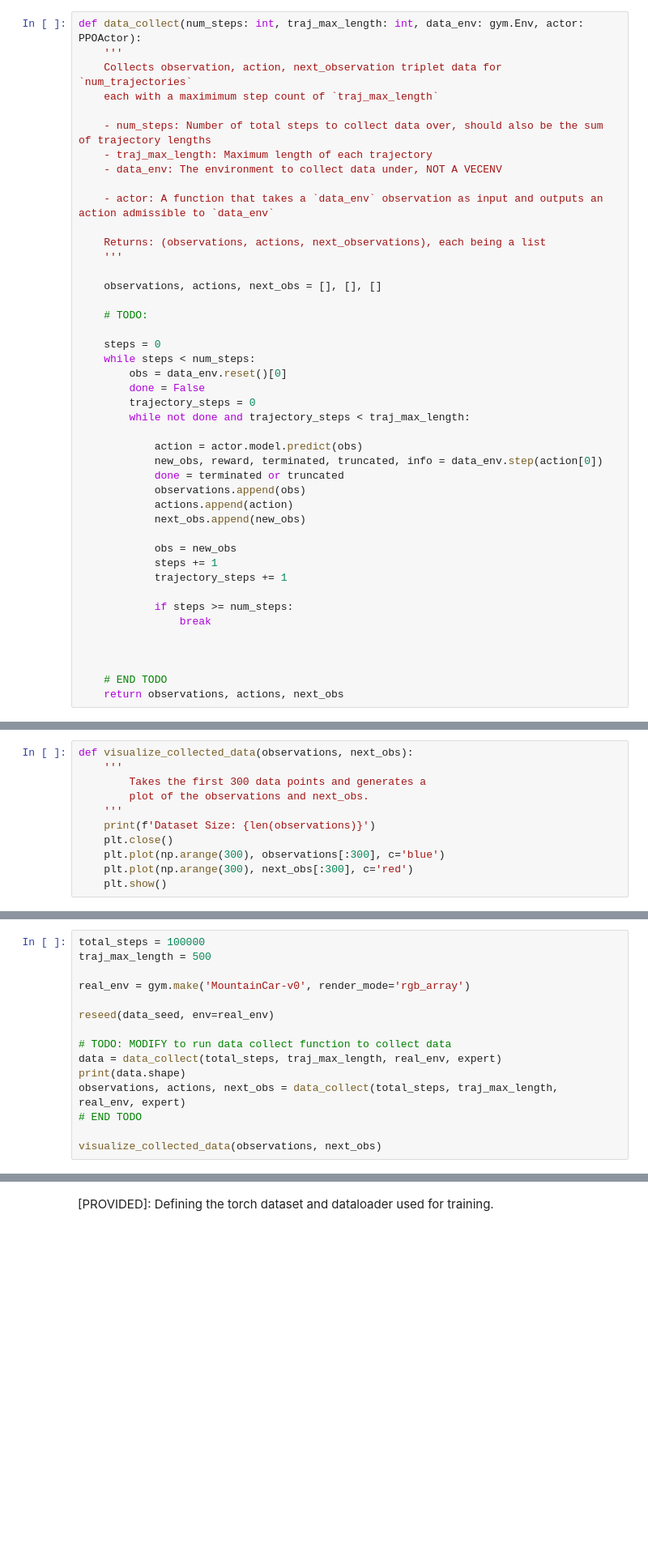
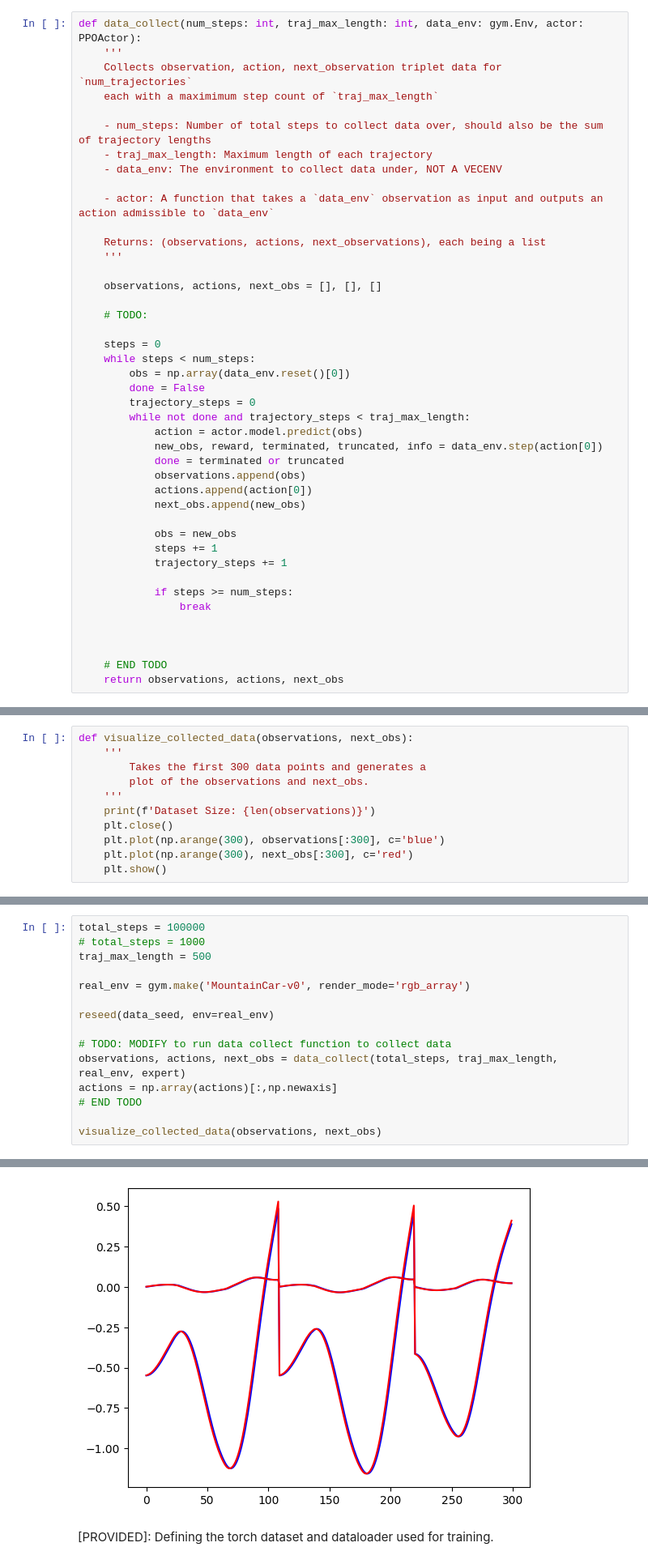
Before and after one commit to ZChosed/cs4756-robot-learning-fa24, a Jupyter notebook: assignments/A5/CS_4756_FA24_A5.ipynb, the cells around one changed output, grey strips where cells are left out. Shown at 81% size. Saved outputs shown, nothing was run; the diff lists cells and outputs as text; blank space fills up the shorter version.

```diff
--- a/assignments/A5/CS_4756_FA24_A5.ipynb
+++ b/assignments/A5/CS_4756_FA24_A5.ipynb
@@ -570,16 +575,15 @@ def data_collect(num_steps: int, traj_max_length: int, data_env: gym.Env, actor:
 
     steps = 0
     while steps < num_steps:
-        obs = data_env.reset()[0]
+        obs = np.array(data_env.reset()[0])
         done = False
         trajectory_steps = 0
         while not done and trajectory_steps < traj_max_length:
-
             action = actor.model.predict(obs)
             new_obs, reward, terminated, truncated, info = data_env.step(action[0])
             done = terminated or truncated
             observations.append(obs)
-            actions.append(action)
+            actions.append(action[0])
             next_obs.append(new_obs)
 
             obs = new_obs
@@ -622,6 +626,7 @@ Run data collection function on the real policy with expert policy trained in pa
 Refer to function documentation for selecting which one to use when doing function calls.
 # %%
 total_steps = 100000
+# total_steps = 1000
 traj_max_length = 500
 
 real_env = gym.make('MountainCar-v0', render_mode='rgb_array')
@@ -629,9 +634,8 @@ real_env = gym.make('MountainCar-v0', render_mode='rgb_array')
 reseed(data_seed, env=real_env)
 
 # TODO: MODIFY to run data collect function to collect data
-data = data_collect(total_steps, traj_max_length, real_env, expert)
-print(data.shape)
 observations, actions, next_obs = data_collect(total_steps, traj_max_length, real_env, expert)
+actions = np.array(actions)[:,np.newaxis]
 # END TODO
 
 visualize_collected_data(observations, next_obs)
@@ -640,3 +644,4 @@ ValueError: You have passed a tuple to the predict() function instead of a Numpy
+[figure, added]
 # %% [markdown]
 [PROVIDED]: Defining the torch dataset and dataloader used for training.
 # %%
```
Also changed, not shown: parts of 10 cells of this notebook, 5 other files.
